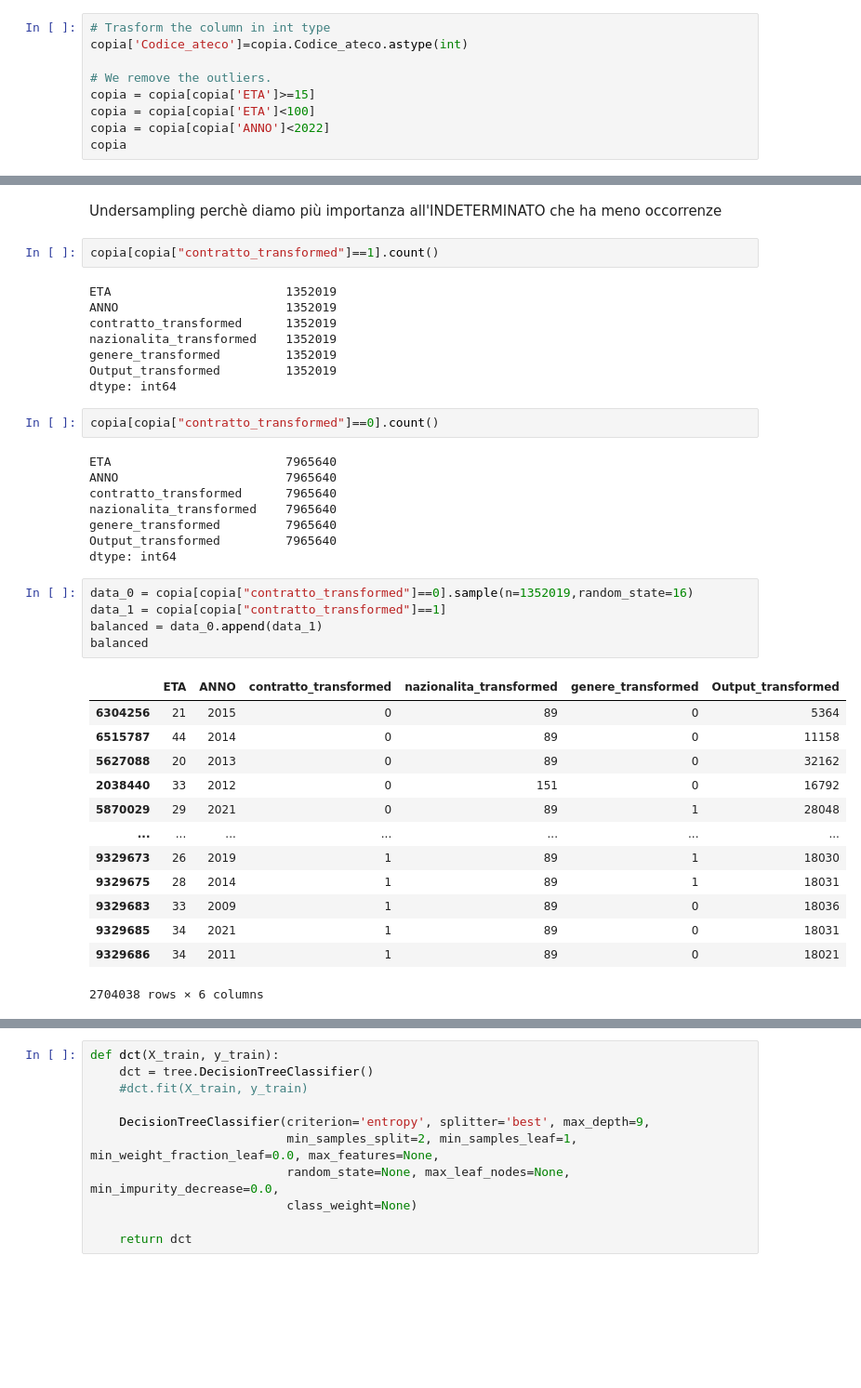
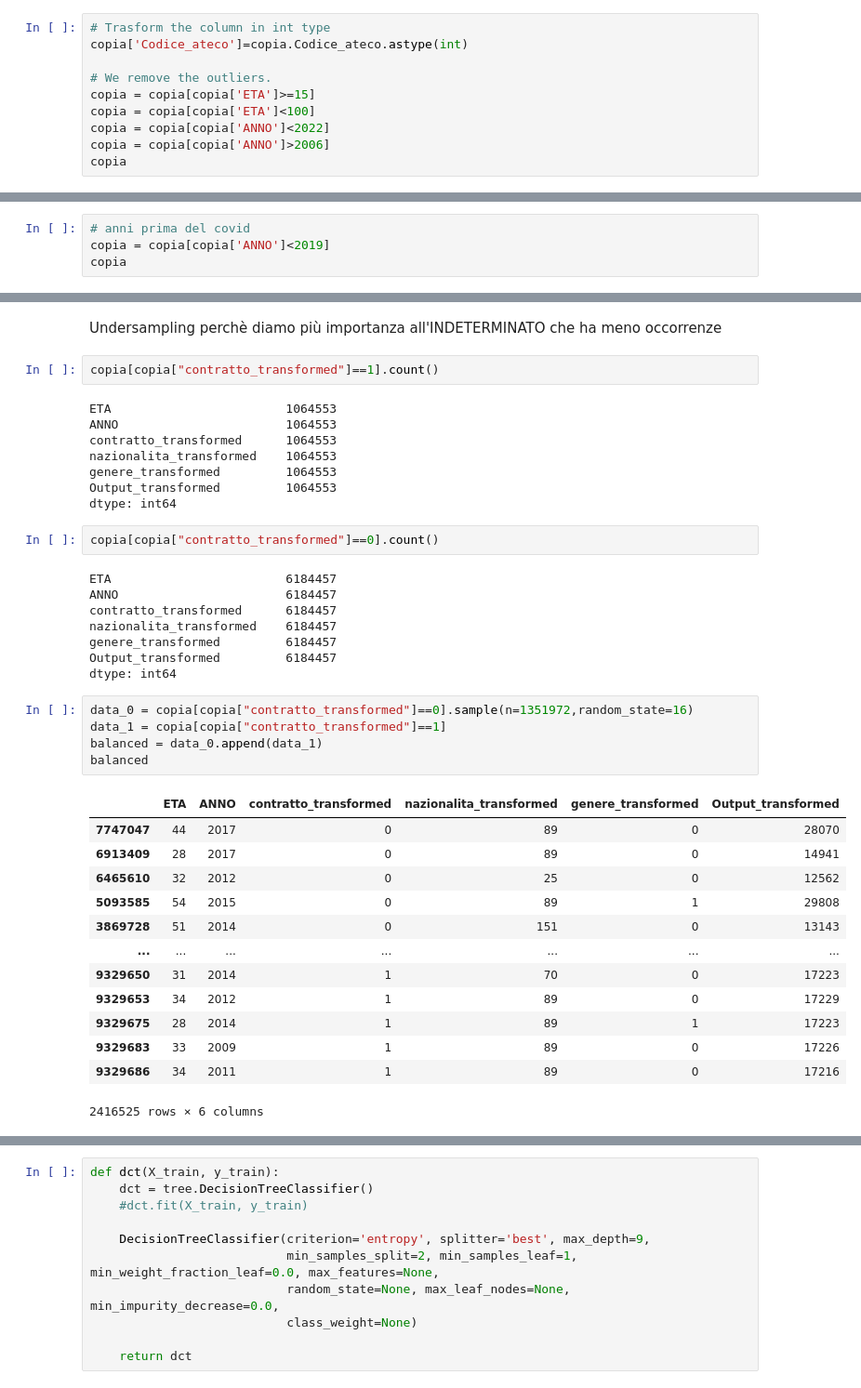
Before and after one commit to itsferios/LAB3, a Jupyter notebook: LAB3.ipynb, the cells around one changed output, grey strips where cells are left out. Shown: that part at 93% size. Drawn from its saved outputs; the diff is of its cells as text; blank space fills up the shorter version.

```diff
--- a/LAB3.ipynb
+++ b/LAB3.ipynb
@@ -268,6 +280,7 @@ copia['Codice_ateco']=copia.Codice_ateco.astype(int)
 copia = copia[copia['ETA']>=15]
 copia = copia[copia['ETA']<100]
 copia = copia[copia['ANNO']<2022]
+copia = copia[copia['ANNO']>2006]
 copia
 # %% [output]
 |  | GENERE | ETA | TITOLOSTUDIO | CONTRATTO | MODALITALAVORO | PROVINCIAIMPRESA | ITALIANO | ANNO | ... |
@@ -285,0 +299,4 @@ copia
+# %%
+# anni prima del covid
+copia = copia[copia['ANNO']<2019]
+copia
@@ -412,42 +510,42 @@ Undersampling perchè diamo più importanza all'INDETERMINATO che ha meno occorr
 # %%
 copia[copia["contratto_transformed"]==1].count()
 # %% [output]
-ETA                        1352019
-ANNO                       1352019
-contratto_transformed      1352019
-nazionalita_transformed    1352019
-genere_transformed         1352019
-Output_transformed         1352019
+ETA                        1064553
+ANNO                       1064553
+contratto_transformed      1064553
+nazionalita_transformed    1064553
+genere_transformed         1064553
+Output_transformed         1064553
 dtype: int64
 # %%
 copia[copia["contratto_transformed"]==0].count()
 # %% [output]
-ETA                        7965640
-ANNO                       7965640
-contratto_transformed      7965640
-nazionalita_transformed    7965640
-genere_transformed         7965640
-Output_transformed         7965640
+ETA                        6184457
+ANNO                       6184457
+contratto_transformed      6184457
+nazionalita_transformed    6184457
+genere_transformed         6184457
+Output_transformed         6184457
 dtype: int64
 # %%
-data_0 = copia[copia["contratto_transformed"]==0].sample(n=1352019,random_state=16)
+data_0 = copia[copia["contratto_transformed"]==0].sample(n=1351972,random_state=16)
 data_1 = copia[copia["contratto_transformed"]==1]
 balanced = data_0.append(data_1)
 balanced
 # %% [output]
 |  | ETA | ANNO | contratto_transformed | nazionalita_transformed | genere_transformed | Output_transformed |
-| 6304256 | 21 | 2015 | 0 | 89 | 0 | 5364 |
-| 6515787 | 44 | 2014 | 0 | 89 | 0 | 11158 |
-| 5627088 | 20 | 2013 | 0 | 89 | 0 | 32162 |
-| 2038440 | 33 | 2012 | 0 | 151 | 0 | 16792 |
-| 5870029 | 29 | 2021 | 0 | 89 | 1 | 28048 |
+| 7747047 | 44 | 2017 | 0 | 89 | 0 | 28070 |
+| 6913409 | 28 | 2017 | 0 | 89 | 0 | 14941 |
+| 6465610 | 32 | 2012 | 0 | 25 | 0 | 12562 |
+| 5093585 | 54 | 2015 | 0 | 89 | 1 | 29808 |
+| 3869728 | 51 | 2014 | 0 | 151 | 0 | 13143 |
 | ... | ... | ... | ... | ... | ... | ... |
-| 9329673 | 26 | 2019 | 1 | 89 | 1 | 18030 |
-| 9329675 | 28 | 2014 | 1 | 89 | 1 | 18031 |
-| 9329683 | 33 | 2009 | 1 | 89 | 0 | 18036 |
-| 9329685 | 34 | 2021 | 1 | 89 | 0 | 18031 |
-| 9329686 | 34 | 2011 | 1 | 89 | 0 | 18021 |
+| 9329650 | 31 | 2014 | 1 | 70 | 0 | 17223 |
+| 9329653 | 34 | 2012 | 1 | 89 | 0 | 17229 |
+| 9329675 | 28 | 2014 | 1 | 89 | 1 | 17223 |
+| 9329683 | 33 | 2009 | 1 | 89 | 0 | 17226 |
+| 9329686 | 34 | 2011 | 1 | 89 | 0 | 17216 |
-2704038 rows × 6 columns
+2416525 rows × 6 columns
 # %%
 balanced["contratto_transformed"].value_counts(normalize=True)
 # %% [output]
```
Also changed, not shown: parts of 51 cells of this notebook.
